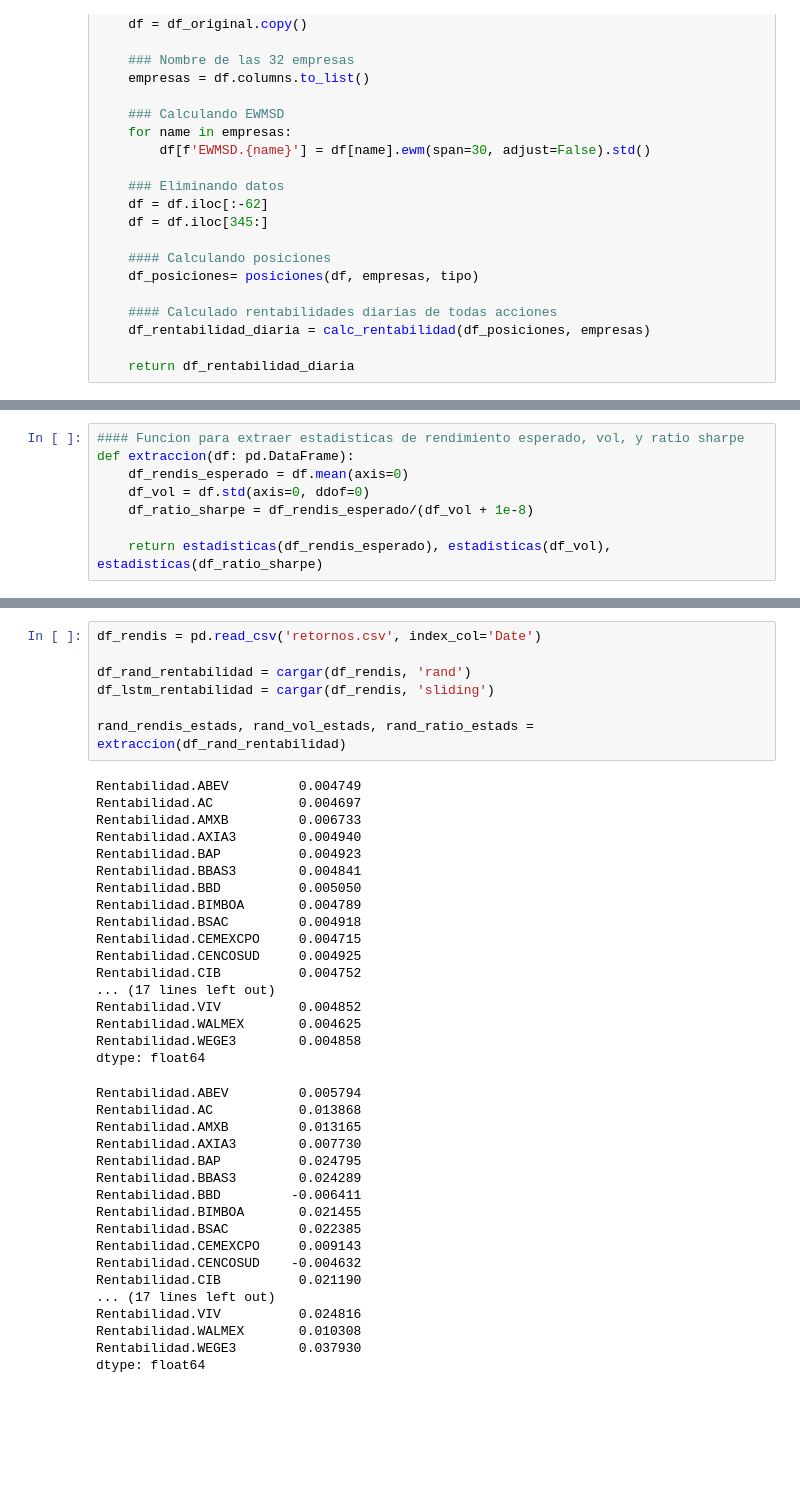
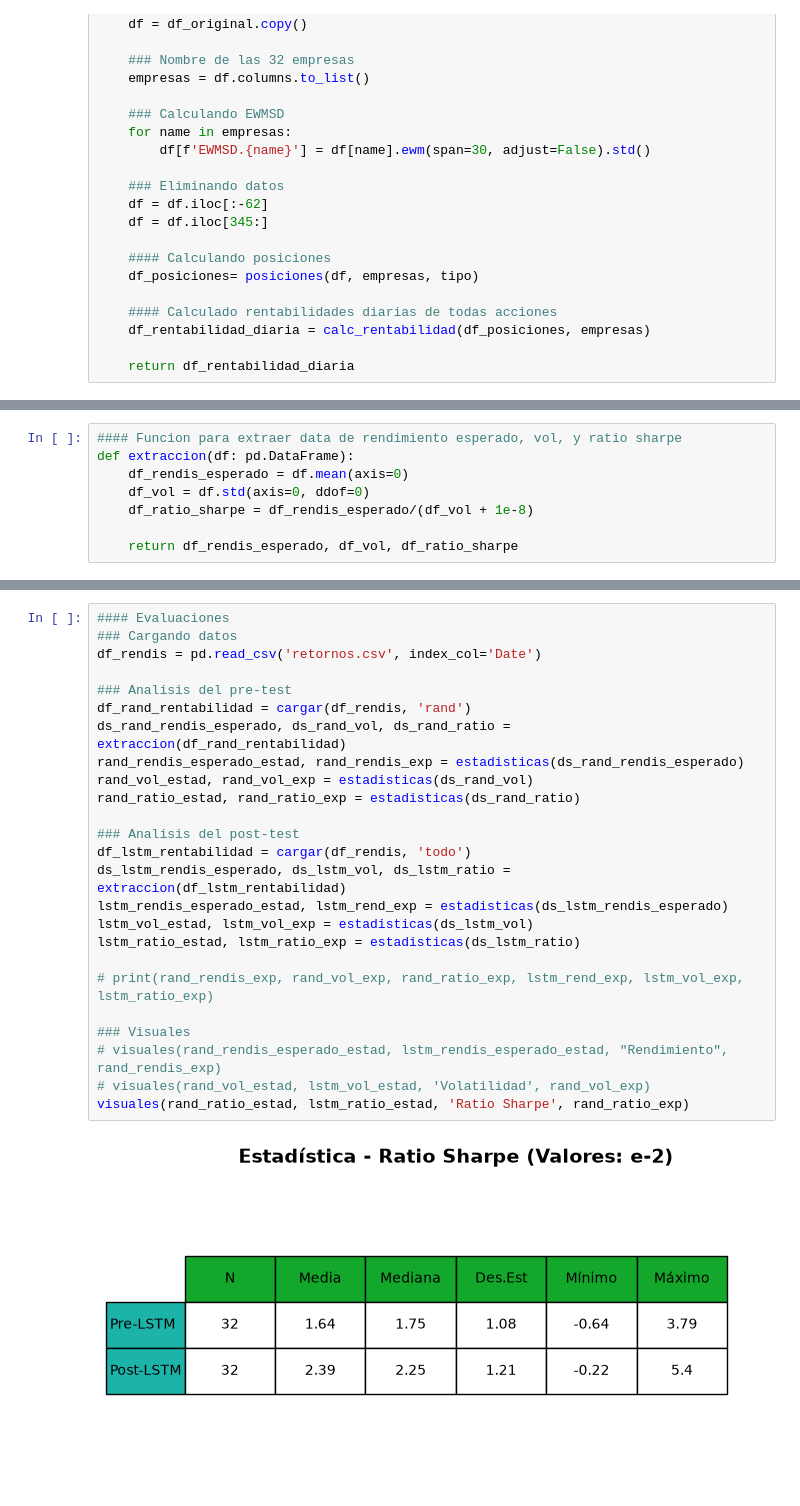
Before and after one commit to jp21bp/LSTM_Ratio_Sharpe, a Jupyter notebook: Version2/evaluacion.ipynb, the cells around one changed output, grey strips where cells are left out. Drawn from its saved outputs; the diff is of its cells as text; blank space fills up the shorter version.

Commit message:
Finalizacion de evaluacion con sus diagramas

```diff
--- a/Version2/evaluacion.ipynb
+++ b/Version2/evaluacion.ipynb
@@ -116,8 +128,8 @@ def estadisticas(df:pd.DataFrame):
 # %%
-#### Funcion para extraer estadisticas de rendimiento esperado, vol, y ratio sharpe
+#### Funcion para extraer data de rendimiento esperado, vol, y ratio sharpe
 def extraccion(df: pd.DataFrame):
     df_rendis_esperado = df.mean(axis=0)
     df_vol = df.std(axis=0, ddof=0)
     df_ratio_sharpe = df_rendis_esperado/(df_vol + 1e-8)
 
-    return estadisticas(df_rendis_esperado), estadisticas(df_vol), estadisticas(df_ratio_sharpe)
+    return df_rendis_esperado, df_vol, df_ratio_sharpe
@@ -124,42 +201,27 @@ def extraccion(df: pd.DataFrame):
 # %%
+#### Evaluaciones
+### Cargando datos
 df_rendis = pd.read_csv('retornos.csv', index_col='Date')
 
+### Analisis del pre-test
 df_rand_rentabilidad = cargar(df_rendis, 'rand')
-df_lstm_rentabilidad = cargar(df_rendis, 'sliding')
+ds_rand_rendis_esperado, ds_rand_vol, ds_rand_ratio = extraccion(df_rand_rentabilidad)
+rand_rendis_esperado_estad, rand_rendis_exp = estadisticas(ds_rand_rendis_esperado)
+rand_vol_estad, rand_vol_exp = estadisticas(ds_rand_vol)
+rand_ratio_estad, rand_ratio_exp = estadisticas(ds_rand_ratio)
 
-rand_rendis_estads, rand_vol_estads, rand_ratio_estads = extraccion(df_rand_rentabilidad)
+### Analisis del post-test
+df_lstm_rentabilidad = cargar(df_rendis, 'todo')
+ds_lstm_rendis_esperado, ds_lstm_vol, ds_lstm_ratio = extraccion(df_lstm_rentabilidad)
+lstm_rendis_esperado_estad, lstm_rend_exp = estadisticas(ds_lstm_rendis_esperado)
+lstm_vol_estad, lstm_vol_exp = estadisticas(ds_lstm_vol)
+lstm_ratio_estad, lstm_ratio_exp = estadisticas(ds_lstm_ratio)
+
+# print(rand_rendis_exp, rand_vol_exp, rand_ratio_exp, lstm_rend_exp, lstm_vol_exp, lstm_ratio_exp)
+
+### Visuales
+# visuales(rand_rendis_esperado_estad, lstm_rendis_esperado_estad, "Rendimiento", rand_rendis_exp)
+# visuales(rand_vol_estad, lstm_vol_estad, 'Volatilidad', rand_vol_exp)
+visuales(rand_ratio_estad, lstm_ratio_estad, 'Ratio Sharpe', rand_ratio_exp)
 # %% [output]
-Rentabilidad.ABEV         0.004749
-Rentabilidad.AC           0.004697
-Rentabilidad.AMXB         0.006733
-Rentabilidad.AXIA3        0.004940
-Rentabilidad.BAP          0.004923
-Rentabilidad.BBAS3        0.004841
-Rentabilidad.BBD          0.005050
-Rentabilidad.BIMBOA       0.004789
-Rentabilidad.BSAC         0.004918
-Rentabilidad.CEMEXCPO     0.004715
-Rentabilidad.CENCOSUD     0.004925
-Rentabilidad.CIB          0.004752
-... (17 lines left out)
-Rentabilidad.VIV          0.004852
-Rentabilidad.WALMEX       0.004625
-Rentabilidad.WEGE3        0.004858
-dtype: float64
-Rentabilidad.ABEV         0.005794
-Rentabilidad.AC           0.013868
-Rentabilidad.AMXB         0.013165
-Rentabilidad.AXIA3        0.007730
-Rentabilidad.BAP          0.024795
-Rentabilidad.BBAS3        0.024289
-Rentabilidad.BBD         -0.006411
-Rentabilidad.BIMBOA       0.021455
-Rentabilidad.BSAC         0.022385
-Rentabilidad.CEMEXCPO     0.009143
-Rentabilidad.CENCOSUD    -0.004632
-Rentabilidad.CIB          0.021190
-... (17 lines left out)
-Rentabilidad.VIV          0.024816
-Rentabilidad.WALMEX       0.010308
-Rentabilidad.WEGE3        0.037930
-dtype: float64
+[figure, added]
```
Also changed, not shown: parts of 3 cells of this notebook, 2 other files.
